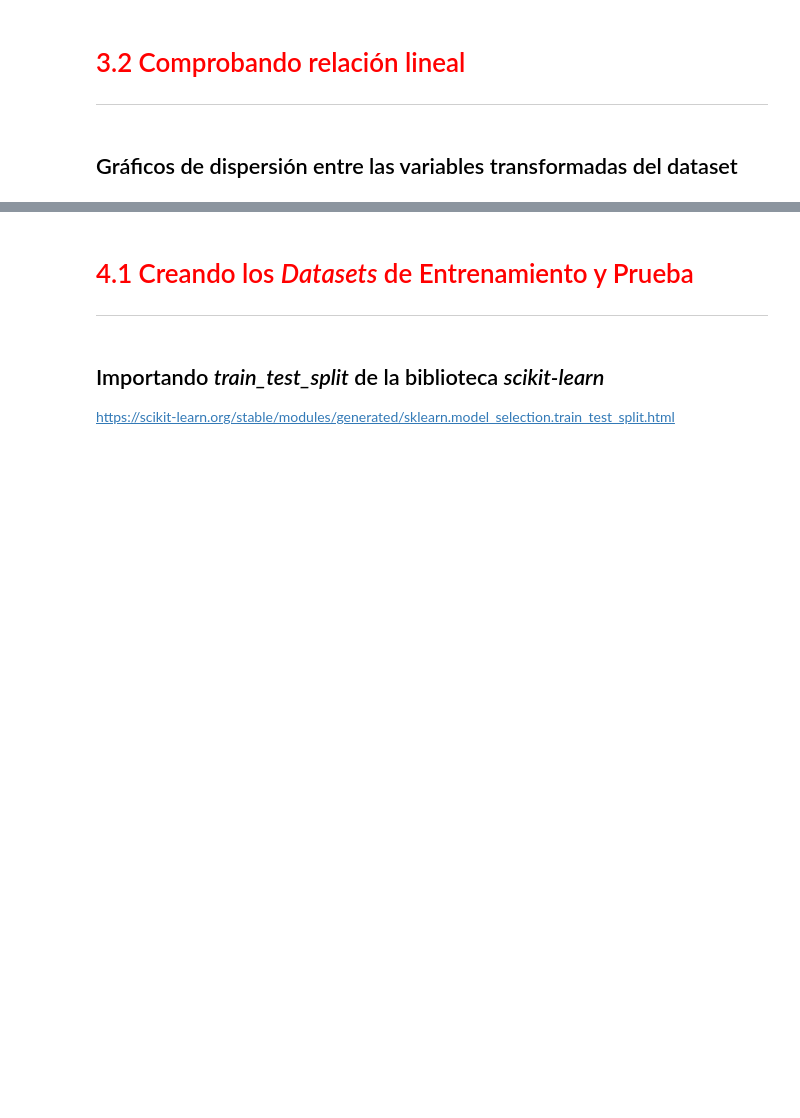
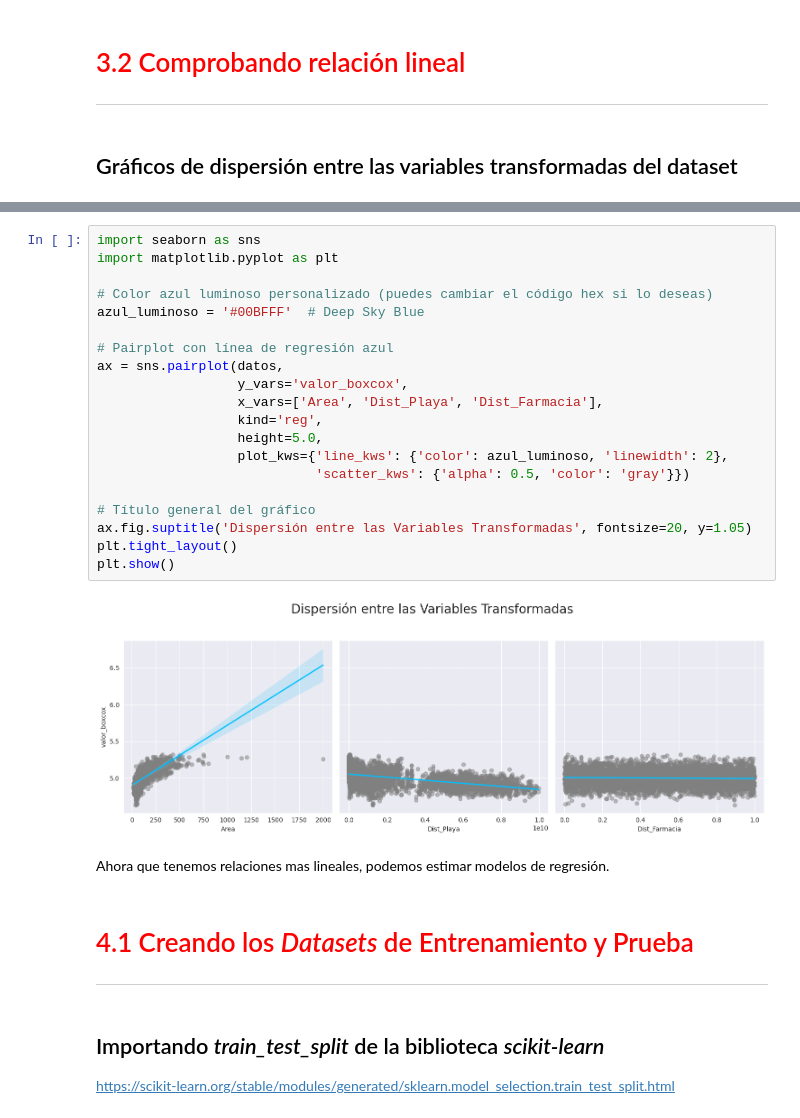
Before and after one commit to Maucho6340/1764-estadistica-con-python-probabilidad-y-muestreo, a Jupyter notebook: Regresión_Lineal_II.ipynb, the cells around one changed output, grey strips where cells are left out. Saved outputs shown, nothing was run; the diff lists cells and outputs as text; blank space fills up the shorter version.

```diff
--- a/Regresión_Lineal_II.ipynb
+++ b/Regresión_Lineal_II.ipynb
@@ -398,3 +411,27 @@ ax
+# %%
+import seaborn as sns
+import matplotlib.pyplot as plt
+
+# Color azul luminoso personalizado (puedes cambiar el código hex si lo deseas)
+azul_luminoso = '#00BFFF'  # Deep Sky Blue
+
+# Pairplot con línea de regresión azul
+ax = sns.pairplot(datos,
+                  y_vars='valor_boxcox',
+                  x_vars=['Area', 'Dist_Playa', 'Dist_Farmacia'],
+                  kind='reg',
+                  height=5.0,
+                  plot_kws={'line_kws': {'color': azul_luminoso, 'linewidth': 2},
+                            'scatter_kws': {'alpha': 0.5, 'color': 'gray'}})
+
+# Título general del gráfico
+ax.fig.suptitle('Dispersión entre las Variables Transformadas', fontsize=20, y=1.05)
+plt.tight_layout()
+plt.show()
+# %% [output]
+[figure, added]
+# %% [markdown]
+Ahora que tenemos relaciones mas lineales, podemos estimar modelos de regresión.
 # %% [markdown]
 # <font color='red' style='font-size: 30px;'>4.1 Creando los *Datasets* de Entrenamiento y Prueba</font>
 <hr style='border: 2px solid red;'>
```
Also changed, not shown: parts of 8 cells of this notebook.
